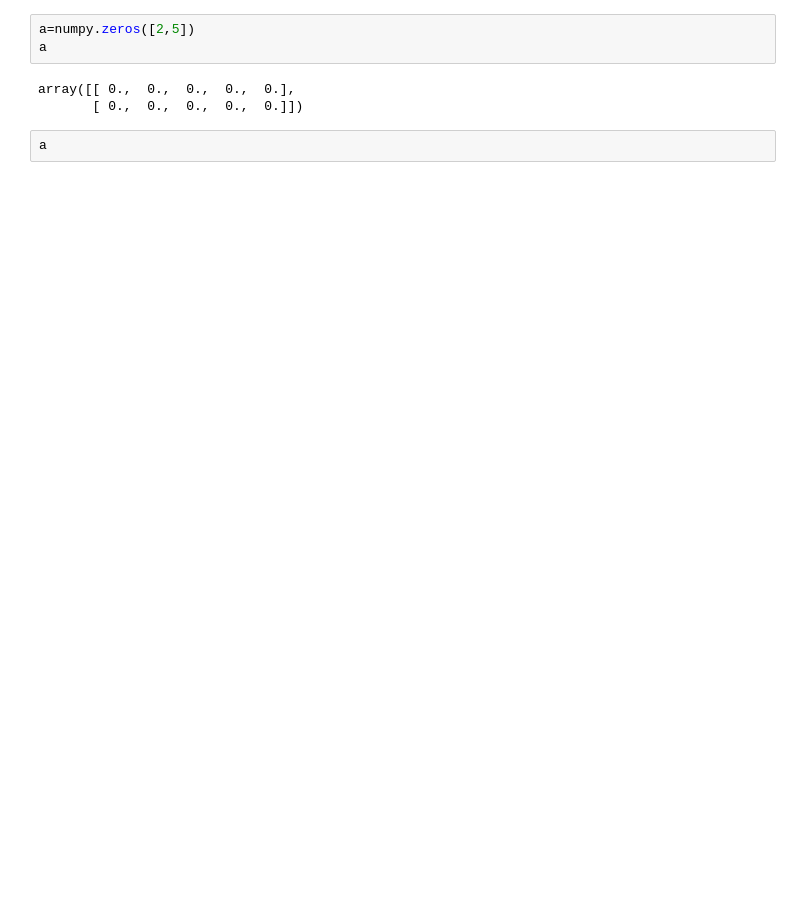
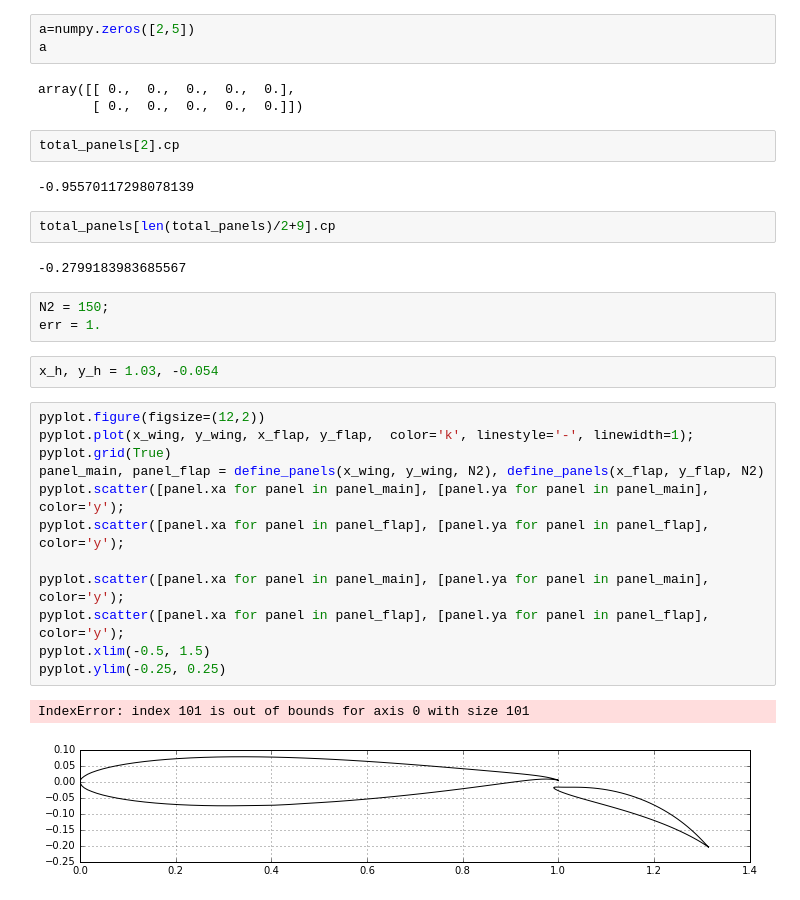
Before and after one commit to iamisrapel/MAE6226, a Jupyter notebook: assignment_11.ipynb, the cells around one changed output. Saved outputs shown, nothing was run; the diff lists cells and outputs as text; blank space fills up the shorter version.

```diff
--- a/assignment_11.ipynb
+++ b/assignment_11.ipynb
@@ -344,5 +343,31 @@ a
 # %% [output]
 array([[ 0.,  0.,  0.,  0.,  0.],
        [ 0.,  0.,  0.,  0.,  0.]])
-# %%
-a
+# %%
+total_panels[2].cp
+# %% [output]
+-0.95570117298078139
+# %%
+total_panels[len(total_panels)/2+9].cp
+# %% [output]
+-0.2799183983685567
+# %%
+N2 = 150;
+err = 1.
+# %%
+x_h, y_h = 1.03, -0.054
+# %%
+pyplot.figure(figsize=(12,2))
+pyplot.plot(x_wing, y_wing, x_flap, y_flap,  color='k', linestyle='-', linewidth=1);
+pyplot.grid(True)
+panel_main, panel_flap = define_panels(x_wing, y_wing, N2), define_panels(x_flap, y_flap, N2)
+pyplot.scatter([panel.xa for panel in panel_main], [panel.ya for panel in panel_main], color='y');
+pyplot.scatter([panel.xa for panel in panel_flap], [panel.ya for panel in panel_flap], color='y');
+
+pyplot.scatter([panel.xa for panel in panel_main], [panel.ya for panel in panel_main], color='y');
+pyplot.scatter([panel.xa for panel in panel_flap], [panel.ya for panel in panel_flap], color='y');
+pyplot.xlim(-0.5, 1.5)
+pyplot.ylim(-0.25, 0.25)
+# %% [output]
+IndexError: index 101 is out of bounds for axis 0 with size 101
+[figure, added]
```
Also changed, not shown: parts of 2 cells of this notebook.
